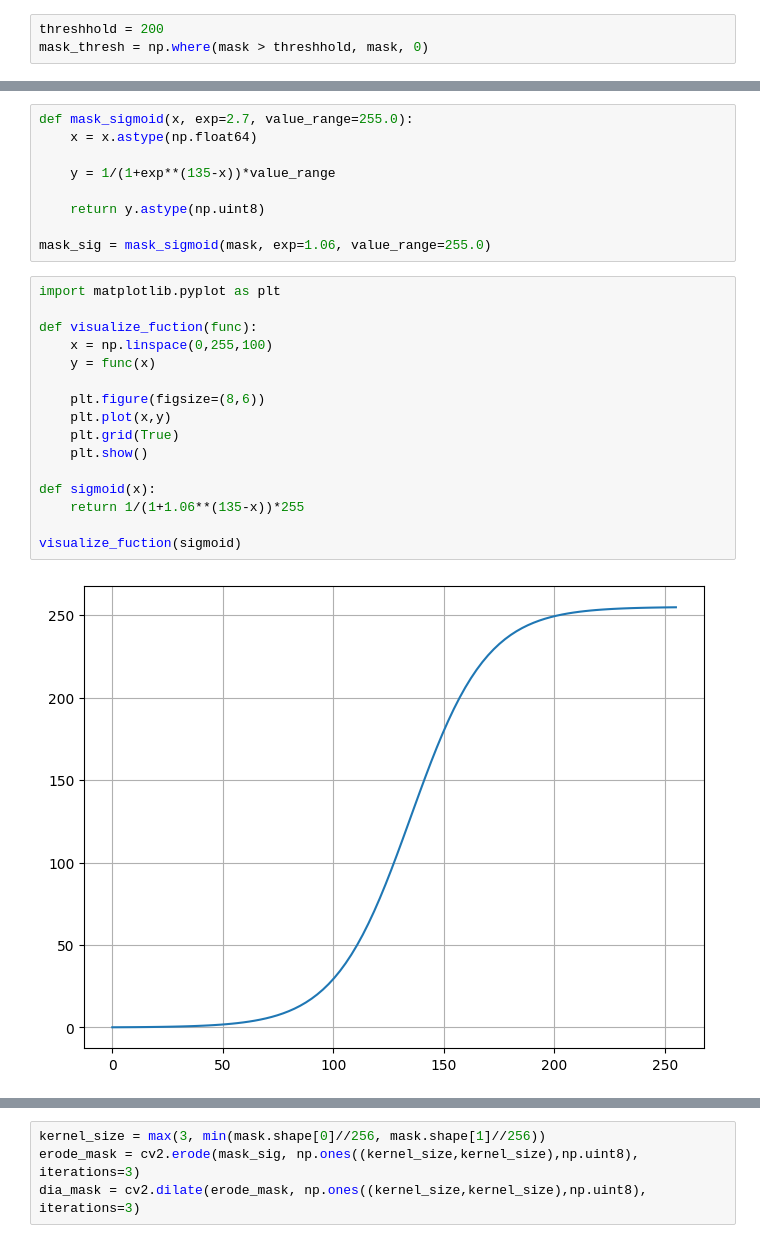
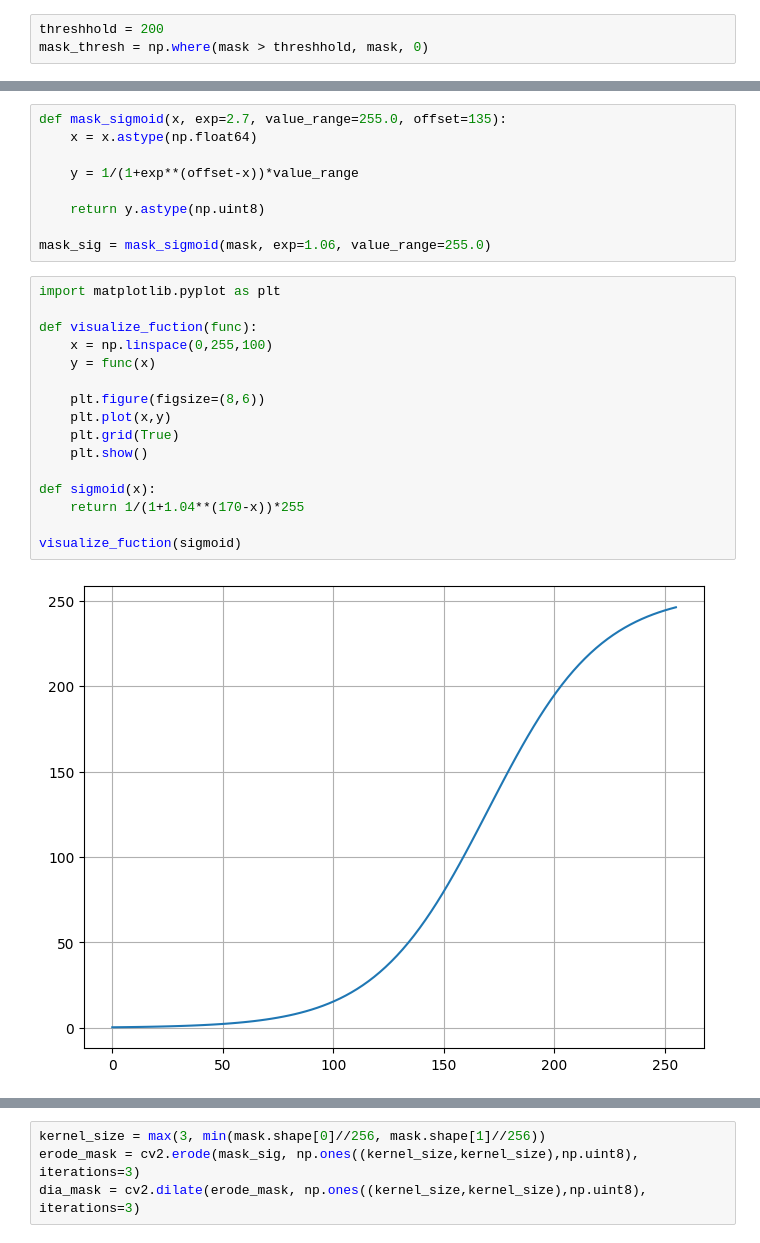
Before and after one commit to MiddleKD/postprocess_remove_bg, a Jupyter notebook: postprocess.ipynb, the cells around one changed output, grey strips where cells are left out. Saved outputs shown, nothing was run; the diff lists cells and outputs as text.

```diff
--- a/postprocess.ipynb
+++ b/postprocess.ipynb
@@ -88,8 +102,8 @@ visualize_green(img, mask_thresh)
 # %%
-def mask_sigmoid(x, exp=2.7, value_range=255.0):
+def mask_sigmoid(x, exp=2.7, value_range=255.0, offset=135):
     x = x.astype(np.float64)
 
-    y = 1/(1+exp**(135-x))*value_range
+    y = 1/(1+exp**(offset-x))*value_range
 
     return y.astype(np.uint8)
 
@@ -97,21 +111,21 @@ mask_sig = mask_sigmoid(mask, exp=1.06, value_range=255.0)
 # %%
 import matplotlib.pyplot as plt
 
 def visualize_fuction(func):
     x = np.linspace(0,255,100)
     y = func(x)
 
     plt.figure(figsize=(8,6))
     plt.plot(x,y)
     plt.grid(True)
     plt.show()
 
 def sigmoid(x):
-    return 1/(1+1.06**(135-x))*255
+    return 1/(1+1.04**(170-x))*255
 
 visualize_fuction(sigmoid)
 # %% [output]
-[figure, old version]
+[figure, new version]
 # %%
 visualize_mask(img, mask_sig)
 # %% [output]
```
Also changed, not shown: parts of 28 cells of this notebook, 2 other files.
